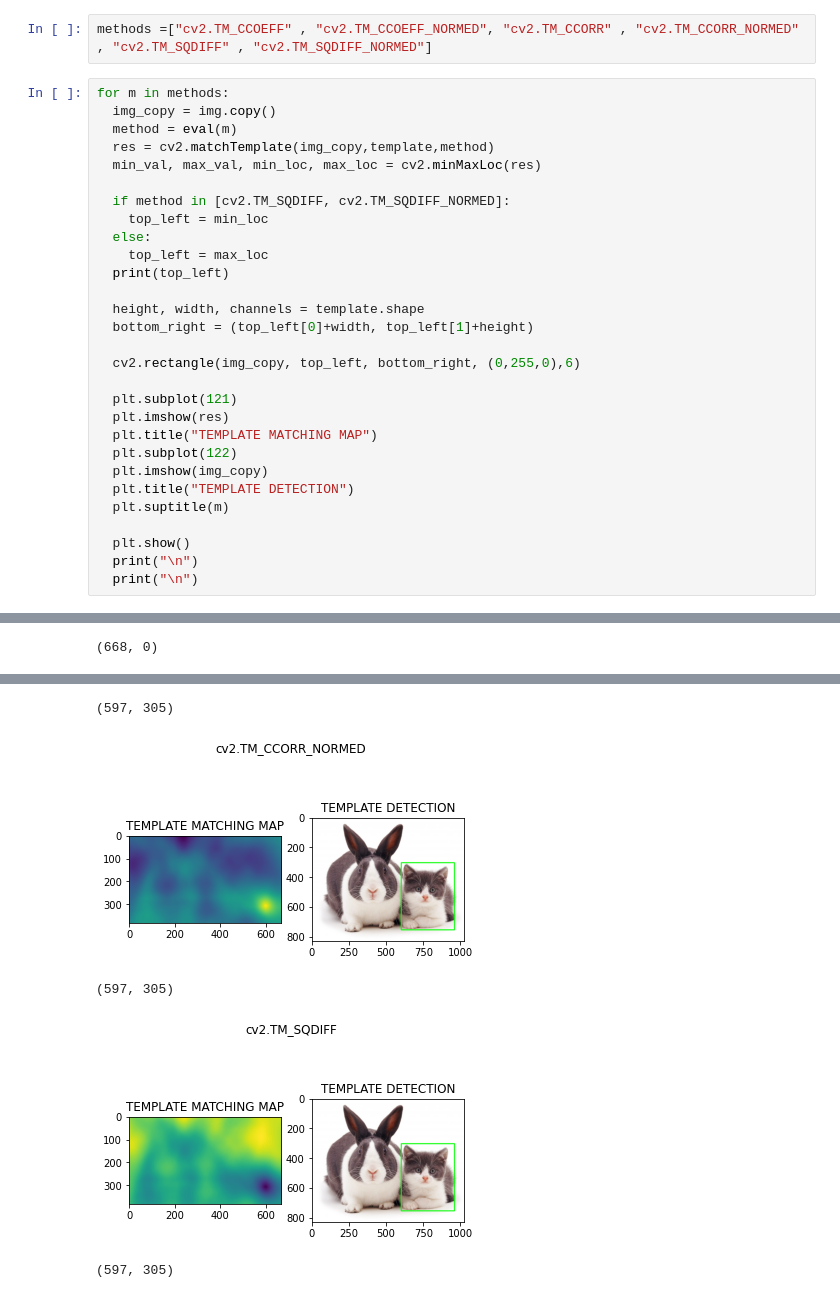
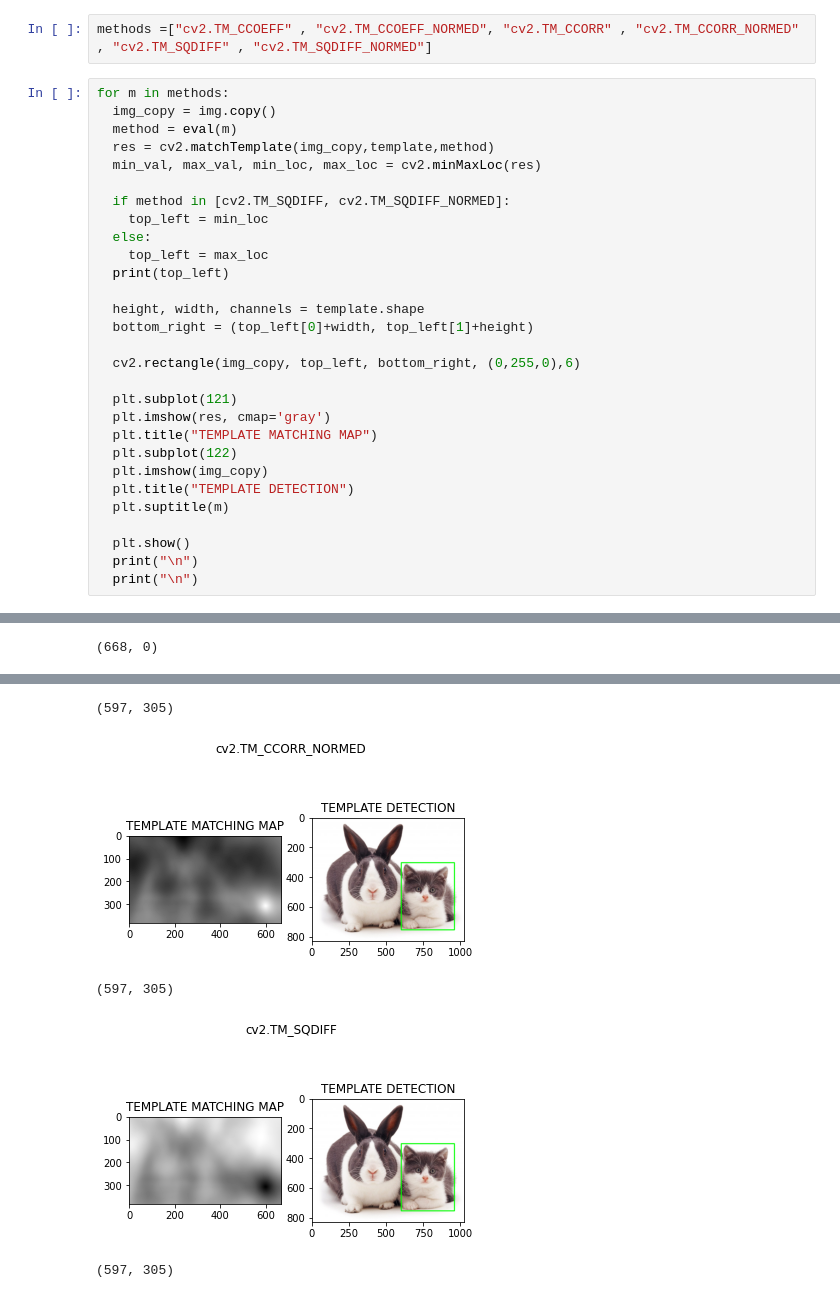
Before and after one commit to fidelatrstyni/PCVK_Genap_2021, a Jupyter notebook: Week10.ipynb, the cells around one changed output, grey strips where cells are left out. Saved outputs shown, nothing was run; the diff lists cells and outputs as text.

```diff
--- a/Week10.ipynb
+++ b/Week10.ipynb
@@ -82,7 +82,7 @@ for m in methods:
   cv2.rectangle(img_copy, top_left, bottom_right, (0,255,0),6)
 
   plt.subplot(121)
-  plt.imshow(res)
+  plt.imshow(res, cmap='gray')
   plt.title("TEMPLATE MATCHING MAP")
   plt.subplot(122)
   plt.imshow(img_copy)
@@ -102,5 +102,5 @@ for m in methods:
 (597, 305)
-[figure, old version]
+[figure, new version]
 (597, 305)
-[figure, old version]
+[figure, new version]
 (597, 305)
```
Also changed, not shown: parts of 19 cells of this notebook.
